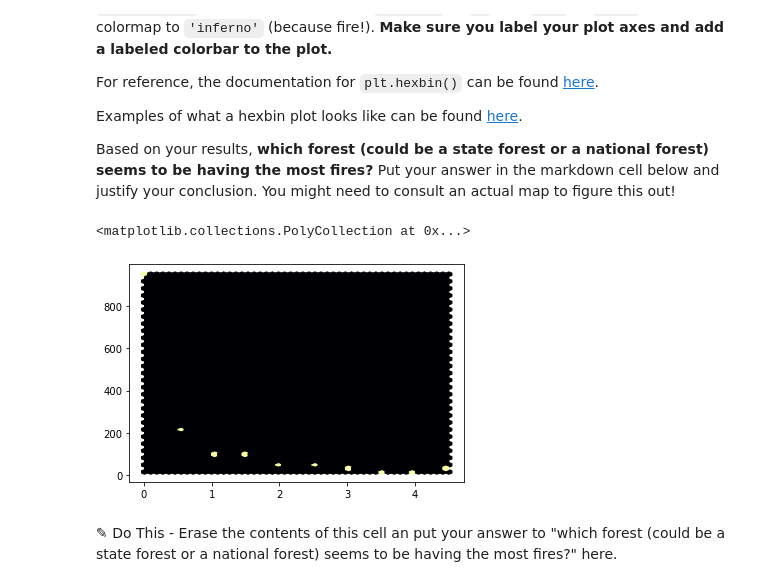
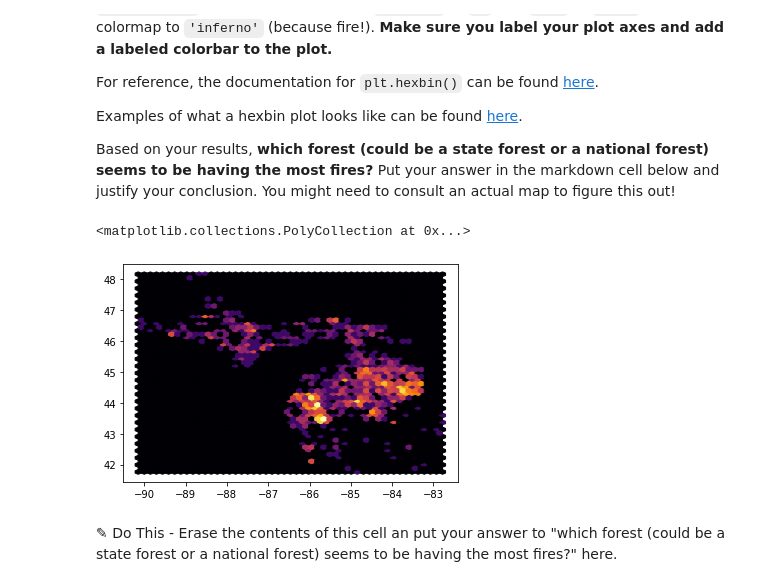
Before and after one commit to alhaida1/hw-02, a Jupyter notebook: HW-02_PandasReviewAndPythonObjects-STUDENT.ipynb, the cells around one changed output. Cells and saved outputs as stored; diff of their text form; code cells hidden in the pictures.

```diff
--- a/HW-02_PandasReviewAndPythonObjects-STUDENT.ipynb
+++ b/HW-02_PandasReviewAndPythonObjects-STUDENT.ipynb
@@ -179,12 +174,11 @@ Examples of what a hexbin plot looks like can be found [here](https://matplotlib
 Based on your results, **which forest (could be a state forest or a national forest) seems to be having the most fires?** Put your answer in the markdown cell below and justify your conclusion. You might need to consult an actual map to figure this out!
 # %%
 ### Put your code here
-plotvar = np.histogram(x)
-plotvar
-plt.hexbin(plotvar[1][:-1], plotvar[0], gridsize=50, bins='log', cmap='inferno')
+
+plt.hexbin(fires['longitude'], fires['latitude'], gridsize=50, bins='log', cmap='inferno')
 # %% [output]
 <matplotlib.collections.PolyCollection at 0x...>
-[figure, old version]
+[figure, new version]
 # %% [markdown]
 <font size=+3>&#9998;</font> Do This - Erase the contents of this cell an put your answer to "which forest (could be a state forest or a national forest) seems to be having the most fires?" here.
 # %% [markdown]
```
Also changed, not shown: parts of 7 cells of this notebook, 5 other files.
